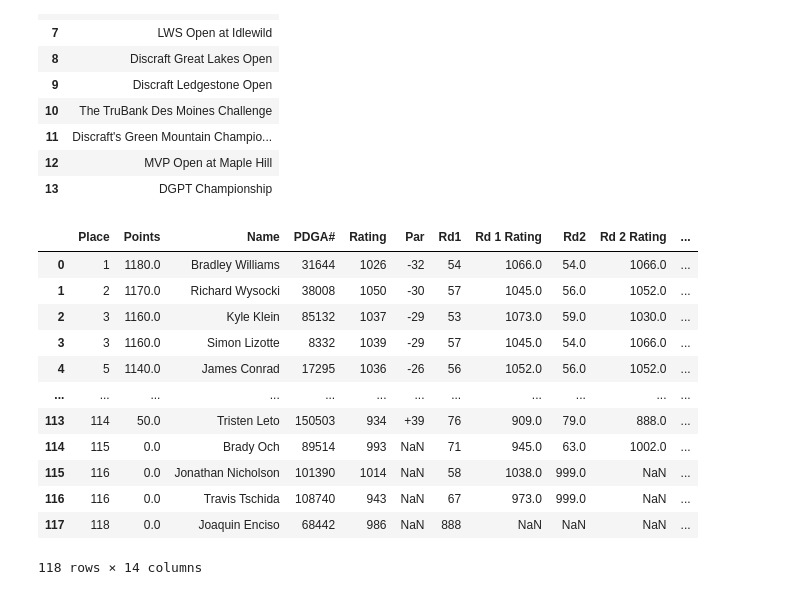
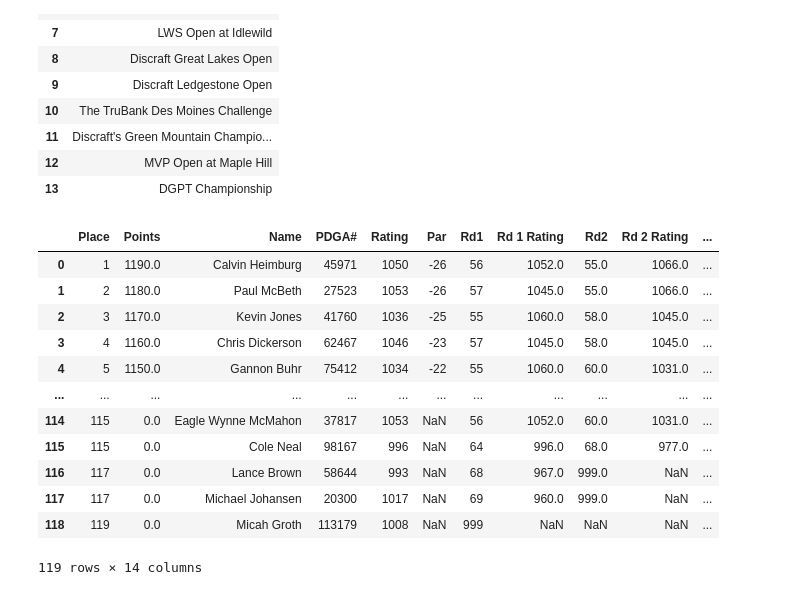
Before and after one commit to jamorgan8/disc-golf-analysis, a Jupyter notebook: notebooks/2022_tourney_results_scrape.ipynb, the cells around one changed output. Drawn from its saved outputs; the diff is of its cells as text; code cells hidden in the pictures.

```diff
--- a/notebooks/2022_tourney_results_scrape.ipynb
+++ b/notebooks/2022_tourney_results_scrape.ipynb
@@ -56,20 +56,24 @@ https://www.pdga.com/tour/event/55593
 https://www.pdga.com/tour/event/55594
 https://www.pdga.com/tour/event/55595
 # %%
-event = 55582  ##first event id
+event = 55581  ##first event id
 results_big = []  ##empty list to be filled by loop
 
 ##loop to iterate over event urls
 while event != 55596 :
+    event = event+1
     url = f"https://www.pdga.com/tour/event/{event}"
     response = requests.get(url)
     soup = bs(response.text)
 
-##for loop to pull specific tables from pdga pages
+
+#for loop to pull specific tables from pdga pages
     for y in soup:
         y = pd.read_html(str(soup))
         df = y[1]
         results_big.append(df)
-    event = event+1
+        print(event)
+        break
+
 results_big
 # %% [output]
@@ -168,21 +189,21 @@ DGPT_Championship.rename(columns = {'Unnamed: 7':'Rd 1 Rating',
                                     'Unnamed: 9':'Rd 2 Rating',
                                     'Unnamed: 11':'Rd 3 Rating'}, inplace=True)
 # %%
-DGPT_Championship
+Jonesboro
 # %% [output]
 |  | Place | Points | Name | PDGA# | Rating | Par | Rd1 | Rd 1 Rating | Rd2 | Rd 2 Rating | ... |
-| 0 | 1 | 1180.0 | Bradley Williams | 31644 | 1026 | -32 | 54 | 1066.0 | 54.0 | 1066.0 | ... |
-| 1 | 2 | 1170.0 | Richard Wysocki | 38008 | 1050 | -30 | 57 | 1045.0 | 56.0 | 1052.0 | ... |
-| 2 | 3 | 1160.0 | Kyle Klein | 85132 | 1037 | -29 | 53 | 1073.0 | 59.0 | 1030.0 | ... |
-| 3 | 3 | 1160.0 | Simon Lizotte | 8332 | 1039 | -29 | 57 | 1045.0 | 54.0 | 1066.0 | ... |
-| 4 | 5 | 1140.0 | James Conrad | 17295 | 1036 | -26 | 56 | 1052.0 | 56.0 | 1052.0 | ... |
+| 0 | 1 | 1190.0 | Calvin Heimburg | 45971 | 1050 | -26 | 56 | 1052.0 | 55.0 | 1066.0 | ... |
+| 1 | 2 | 1180.0 | Paul McBeth | 27523 | 1053 | -26 | 57 | 1045.0 | 55.0 | 1066.0 | ... |
+| 2 | 3 | 1170.0 | Kevin Jones | 41760 | 1036 | -25 | 55 | 1060.0 | 58.0 | 1045.0 | ... |
+| 3 | 4 | 1160.0 | Chris Dickerson | 62467 | 1046 | -23 | 57 | 1045.0 | 58.0 | 1045.0 | ... |
+| 4 | 5 | 1150.0 | Gannon Buhr | 75412 | 1034 | -22 | 55 | 1060.0 | 60.0 | 1031.0 | ... |
 | ... | ... | ... | ... | ... | ... | ... | ... | ... | ... | ... | ... |
-| 113 | 114 | 50.0 | Tristen Leto | 150503 | 934 | +39 | 76 | 909.0 | 79.0 | 888.0 | ... |
-| 114 | 115 | 0.0 | Brady Och | 89514 | 993 | NaN | 71 | 945.0 | 63.0 | 1002.0 | ... |
-| 115 | 116 | 0.0 | Jonathan Nicholson | 101390 | 1014 | NaN | 58 | 1038.0 | 999.0 | NaN | ... |
-| 116 | 116 | 0.0 | Travis Tschida | 108740 | 943 | NaN | 67 | 973.0 | 999.0 | NaN | ... |
-| 117 | 118 | 0.0 | Joaquin Enciso | 68442 | 986 | NaN | 888 | NaN | NaN | NaN | ... |
+| 114 | 115 | 0.0 | Eagle Wynne McMahon | 37817 | 1053 | NaN | 56 | 1052.0 | 60.0 | 1031.0 | ... |
+| 115 | 115 | 0.0 | Cole Neal | 98167 | 996 | NaN | 64 | 996.0 | 68.0 | 977.0 | ... |
+| 116 | 117 | 0.0 | Lance Brown | 58644 | 993 | NaN | 68 | 967.0 | 999.0 | NaN | ... |
+| 117 | 117 | 0.0 | Michael Johansen | 20300 | 1017 | NaN | 69 | 960.0 | 999.0 | NaN | ... |
+| 118 | 119 | 0.0 | Micah Groth | 113179 | 1008 | NaN | 999 | NaN | NaN | NaN | ... |
-118 rows × 14 columns
+119 rows × 14 columns
 # %%
 Waco.to_csv('../data/waco.csv')
 Texas_State.to_csv('../data/texas_state.csv')
```
Also changed, not shown: parts of 1 cell of this notebook, 1 other file.
